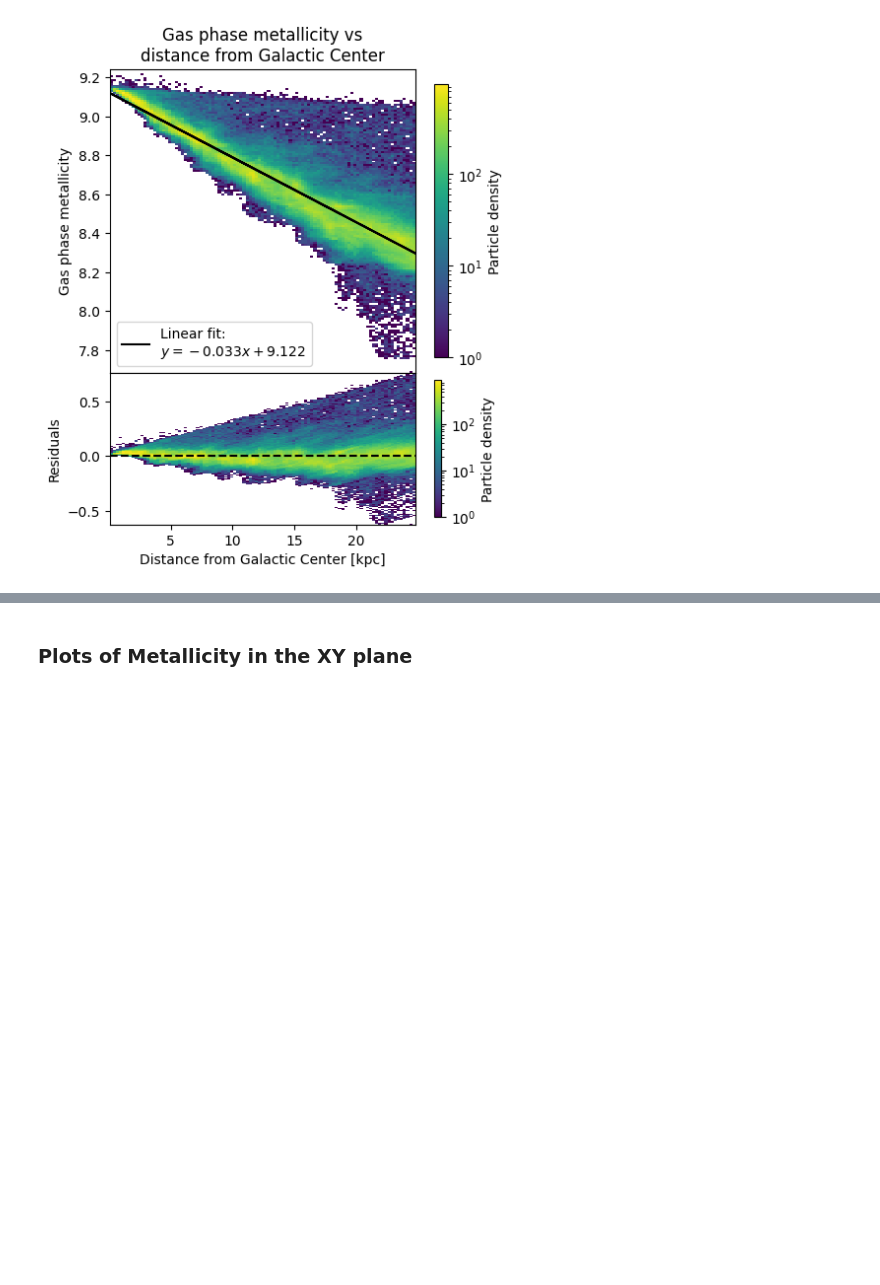
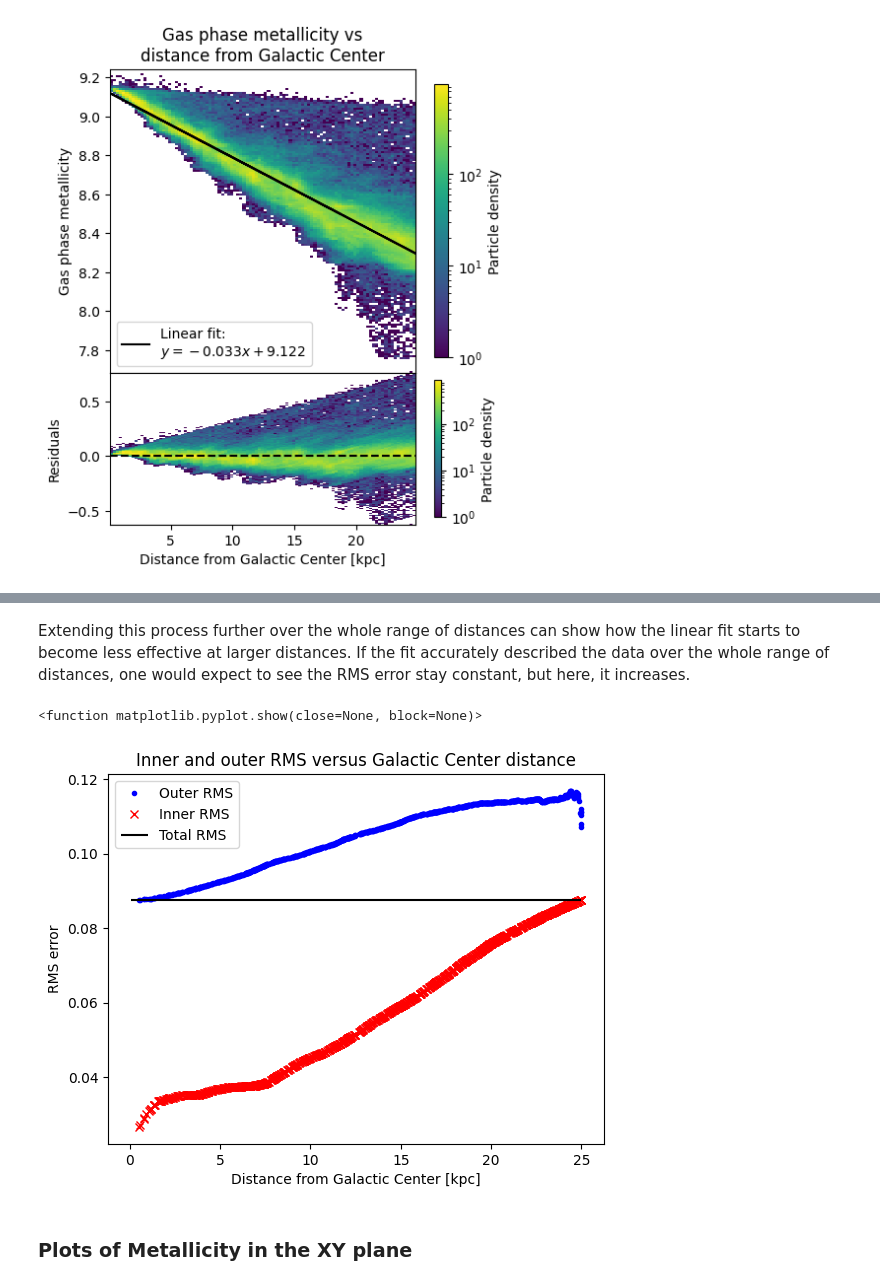
Before and after one commit to cyb0rb/astr8004_assign3, a Jupyter notebook: assignment3.ipynb, the cells around one changed output, grey strips where cells are left out. Drawn from its saved outputs; the diff is of its cells as text; code cells hidden in the pictures; blank space fills up the shorter version.

Commit message:
picked metallicity bin values, finalized linear residual stuff

```diff
--- a/assignment3.ipynb
+++ b/assignment3.ipynb
@@ -190,0 +190,23 @@ the linear model fits best at closer distances (<10 kpc or so), and beyond that
+# %%
+def rms_radius(dist):
+    """calculates RMS in two ranges split by the given distance `dist`"""
+    split = radius < dist
+    inner = np.sqrt(np.sum(residuals[split]**2) / len(residuals[split]))
+    outer = np.sqrt(np.sum(residuals[~split]**2) / len(residuals[~split]))
+    return inner, outer
+
+# total
+rms = np.sqrt(np.sum(residuals**2) / len(residuals))
+print(f"Total RMS: {rms:.3}\n")
+
+# rms split by halfway point
+half = radius < max(radius)/2
+innerhalf_rms, outerhalf_rms = rms_radius(max(radius/2))
+print(f"RMS from center to {max(radius[half]):.3} Kpc: {innerhalf_rms:.3}")
+print(f"RMS from {max(radius[half]):.3} to {max(radius[~half]):.3} Kpc: {outerhalf_rms:.3}\n")
+
+# rms where radius is < 10 kpc
+inner = radius < 10
+inner_rms, outer_rms = rms_radius(10)
+print(f"RMS from center to {max(radius[inner]):.3} Kpc: {inner_rms:.3}")
+print(f"RMS from {max(radius[inner]):.3} to {max(radius[~inner]):.3} Kpc: {outer_rms:.3}")
@@ -191,3 +221,21 @@ the linear model fits best at closer distances (<10 kpc or so), and beyond that
+# %% [markdown]
+Extending this process further over the whole range of distances can show how the linear fit starts to become less effective at larger distances. If the fit accurately described the data over the whole range of distances, one would expect to see the RMS error stay constant, but here, it increases.
+# %%
+# rms over a the whole sample
+# don't make interval much smaller than this unless you want to wait a long time
+interval = 500
+split_array = np.array([rms_radius(distance) for i, distance in enumerate(radius) if not i % interval])
+
+fig, ax = plt.subplots()
+ax.plot(radius[::interval], split_array[:,1], '.b', label="Outer RMS")
+ax.plot(radius[::interval], split_array[:,0], 'xr', label="Inner RMS")
+ax.hlines(rms, xmin=min(radius), xmax=max(radius), color='k', label="Total RMS")
+ax.set(title="Inner and outer RMS versus Galactic Center distance", xlabel="Distance from Galactic Center [kpc]", ylabel="RMS error")
+ax.legend()
+plt.show
+# %% [output]
+<function matplotlib.pyplot.show(close=None, block=None)>
+[figure, added]
 # %% [markdown]
 ### Plots of Metallicity in the XY plane
 # %%
```
Also changed, not shown: parts of 8 cells of this notebook, 4 other files.
